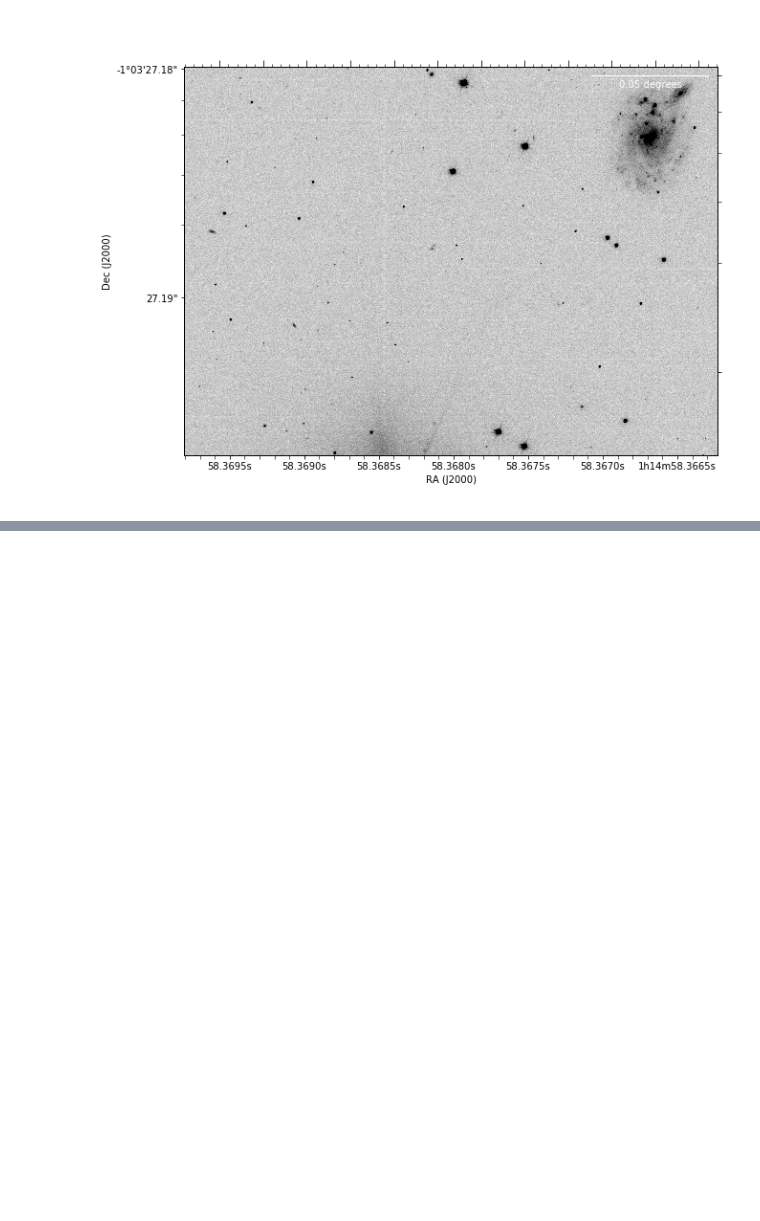
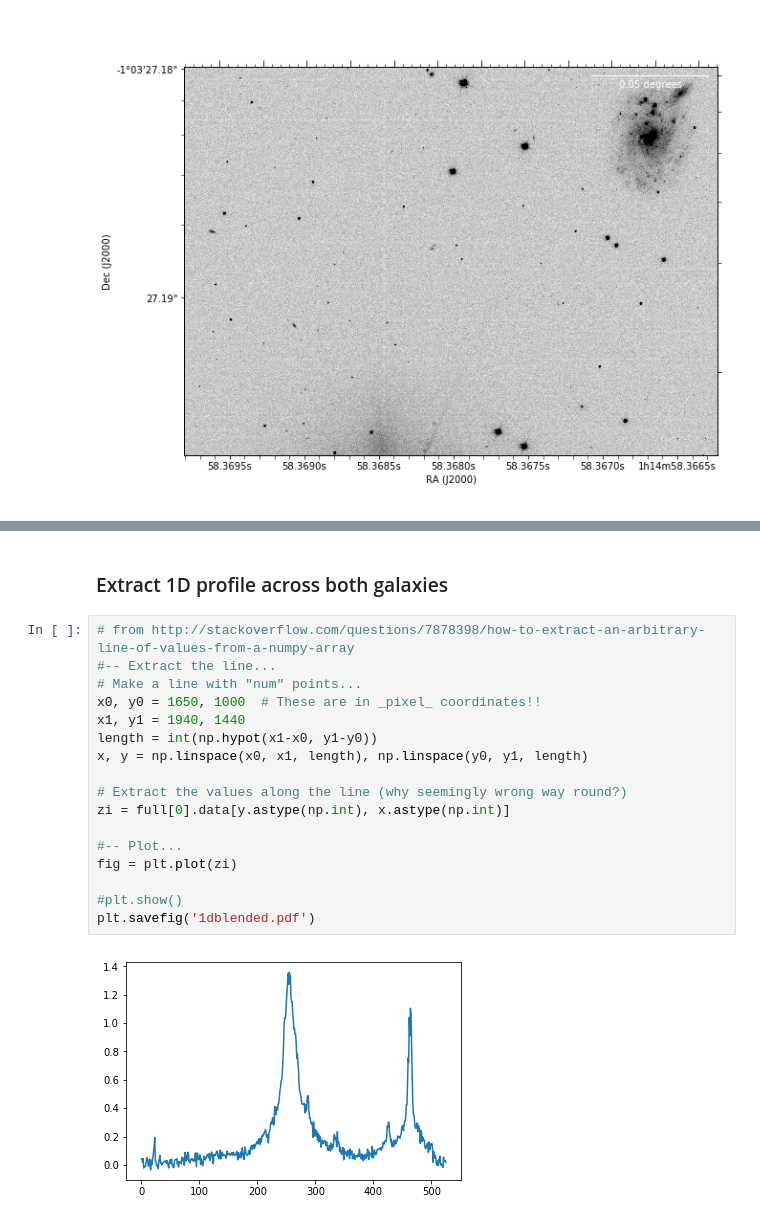
Before and after one commit to raphaelshirley/regphot, a Jupyter notebook: examples/NGC450.ipynb, the cells around one changed output, grey strips where cells are left out. Saved outputs shown, nothing was run; the diff lists cells and outputs as text; blank space fills up the shorter version.

```diff
--- a/examples/NGC450.ipynb
+++ b/examples/NGC450.ipynb
@@ -53,0 +78,21 @@ Run Galfit on the image with one Sersic profile and then two Sersic profiles
+# %% [markdown]
+### Extract 1D profile across both galaxies
+# %%
+# from http://stackoverflow.com/questions/7878398/how-to-extract-an-arbitrary-line-of-values-from-a-numpy-array
+#-- Extract the line...
+# Make a line with "num" points...
+x0, y0 = 1650, 1000  # These are in _pixel_ coordinates!!
+x1, y1 = 1940, 1440
+length = int(np.hypot(x1-x0, y1-y0))
+x, y = np.linspace(x0, x1, length), np.linspace(y0, y1, length)
+
+# Extract the values along the line (why seemingly wrong way round?)
+zi = full[0].data[y.astype(np.int), x.astype(np.int)]
+
+#-- Plot...
+fig = plt.plot(zi)
+
+#plt.show()
+plt.savefig('1dblended.pdf')
+# %% [output]
+[figure, added]
```
Also changed, not shown: parts of 9 cells of this notebook, 4 other files.
